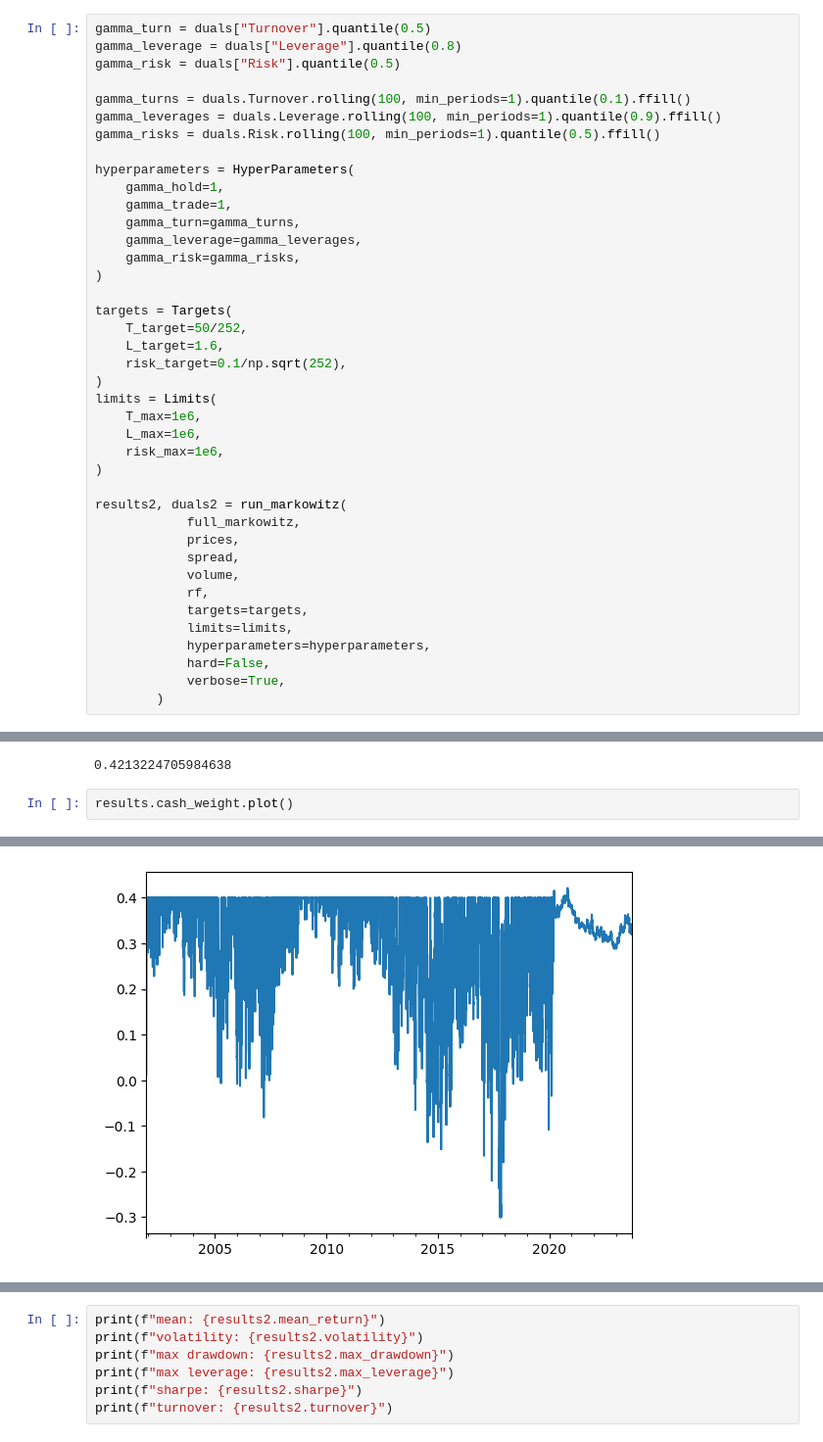
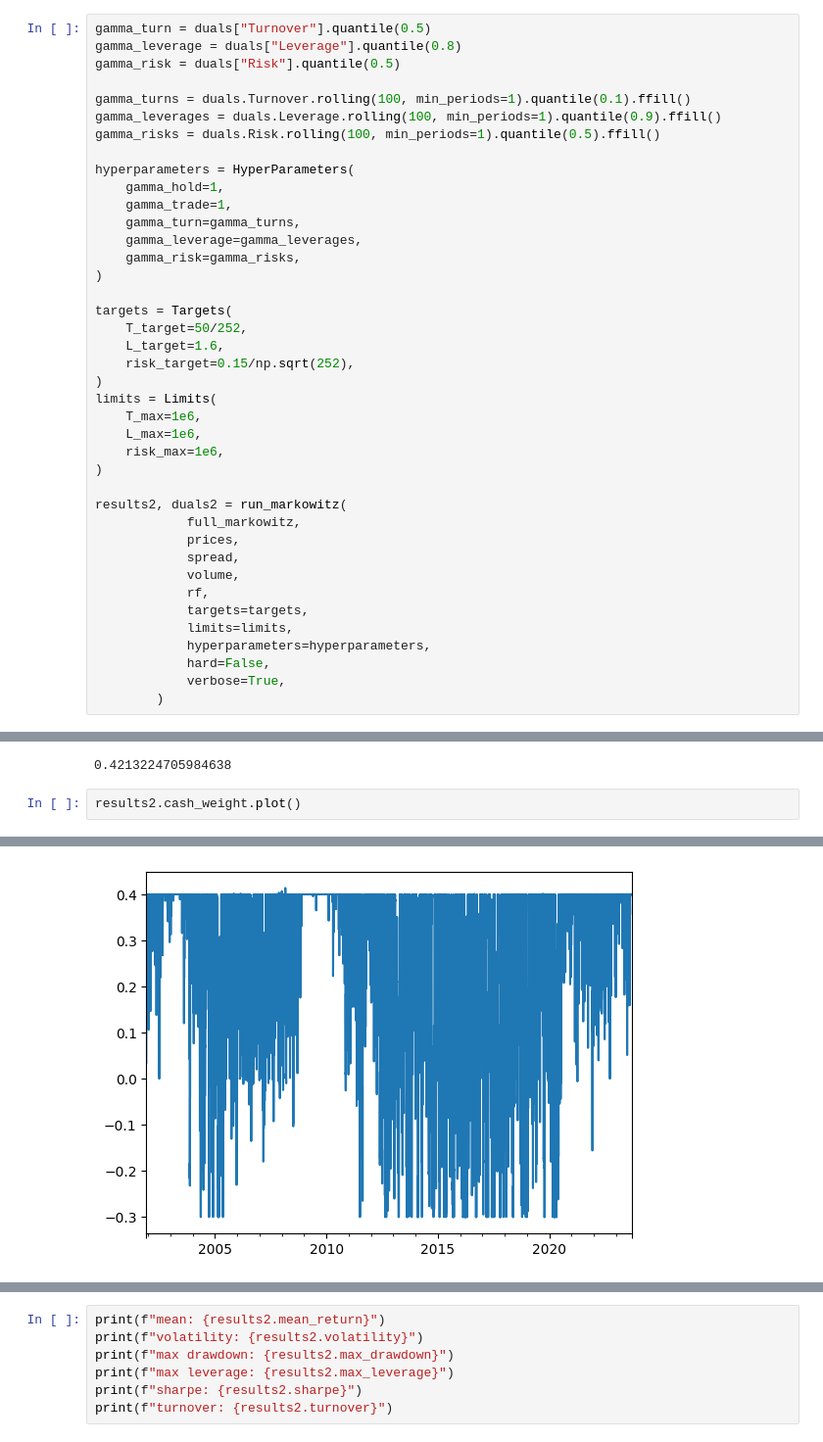
Before and after one commit to cvxgrp/markowitz-reference, a Jupyter notebook: experiments/playground.ipynb, the cells around one changed output, grey strips where cells are left out. Shown at 98% size. Drawn from its saved outputs; the diff is of its cells as text.

```diff
--- a/experiments/playground.ipynb
+++ b/experiments/playground.ipynb
@@ -416,7 +658,7 @@ hyperparameters = HyperParameters(
 targets = Targets(
     T_target=50/252,
     L_target=1.6,
-    risk_target=0.1/np.sqrt(252),
+    risk_target=0.15/np.sqrt(252),
 )
 limits = Limits(
     T_max=1e6,
@@ -464,10 +723,10 @@ results.cash_weight.max()
 # %% [output]
 0.4213224705984638
 # %%
-results.cash_weight.plot()
+results2.cash_weight.plot()
 # %% [output]
 <Axes: >
-[figure, old version]
+[figure, new version]
 # %%
 print(f"mean: {results.mean_return}")
 print(f"volatility: {results.volatility}")
```
Also changed, not shown: parts of 25 cells of this notebook, 3 other files.
